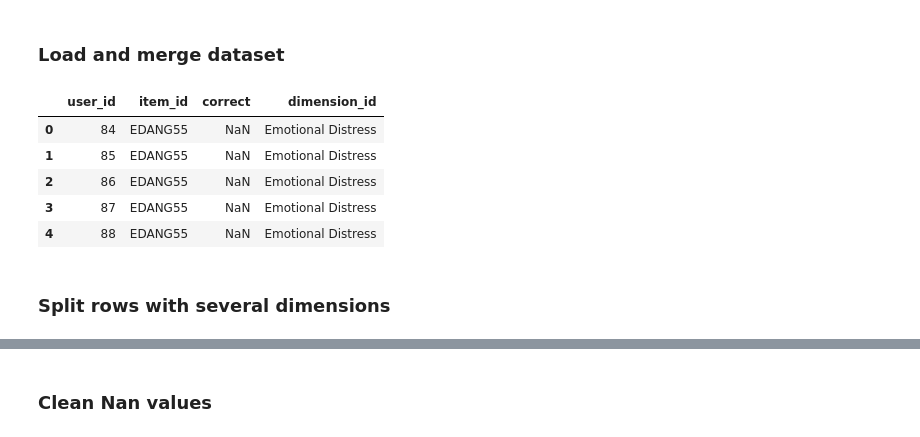
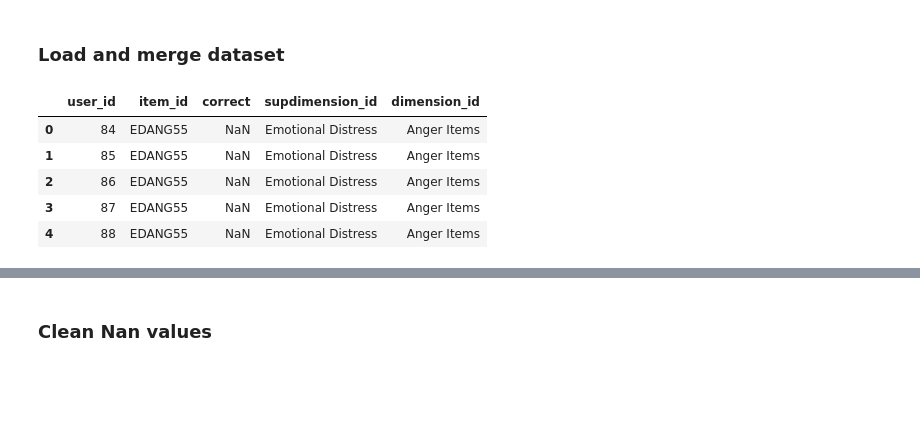
Before and after one commit to arthur-batel/liriscat, a Jupyter notebook: experiments/datasets/3-dataset_preprocessing_notebooks/promis.ipynb, the cells around one changed output, grey strips where cells are left out. Cells and saved outputs as stored; diff of their text form; code cells hidden in the pictures; blank space fills up the shorter version.

```diff
--- a/experiments/datasets/3-dataset_preprocessing_notebooks/promis.ipynb
+++ b/experiments/datasets/3-dataset_preprocessing_notebooks/promis.ipynb
@@ -20,16 +20,14 @@ CUDA is not available. Skipping CUDA seed setting.
 # %%
 raw_data = pd.read_csv('../1-raw_data/promis_flipped.csv', encoding="ISO-8859-15", low_memory=False)
 
-raw_data = raw_data.drop(columns=['Unnamed: 0','Unnamed: 0.1','subdimension_id'])
+raw_data = raw_data.drop(columns=['Unnamed: 0','Unnamed: 0.1'])
 
-raw_data =  raw_data.rename(columns={"skill_id": "dimension_id","caseid" : "user_id","question_id":"item_id"})
+raw_data =  raw_data.rename(columns={"caseid": "user_id", "dimension_id":"supdimension_id", "subdimension_id":"dimension_id","question_id":"item_id"})
 raw_data.head()
 # %% [output]
-|  | user_id | item_id | correct | dimension_id |
-| 0 | 84 | EDANG55 | NaN | Emotional Distress |
-| 1 | 85 | EDANG55 | NaN | Emotional Distress |
-| 2 | 86 | EDANG55 | NaN | Emotional Distress |
-| 3 | 87 | EDANG55 | NaN | Emotional Distress |
-| 4 | 88 | EDANG55 | NaN | Emotional Distress |
+|  | user_id | item_id | correct | supdimension_id | dimension_id |
+| 0 | 84 | EDANG55 | NaN | Emotional Distress | Anger Items |
+| 1 | 85 | EDANG55 | NaN | Emotional Distress | Anger Items |
+| 2 | 86 | EDANG55 | NaN | Emotional Distress | Anger Items |
+| 3 | 87 | EDANG55 | NaN | Emotional Distress | Anger Items |
+| 4 | 88 | EDANG55 | NaN | Emotional Distress | Anger Items |
-# %% [markdown]
-### Split rows with several dimensions
```
Also changed, not shown: parts of 13 cells of this notebook.
